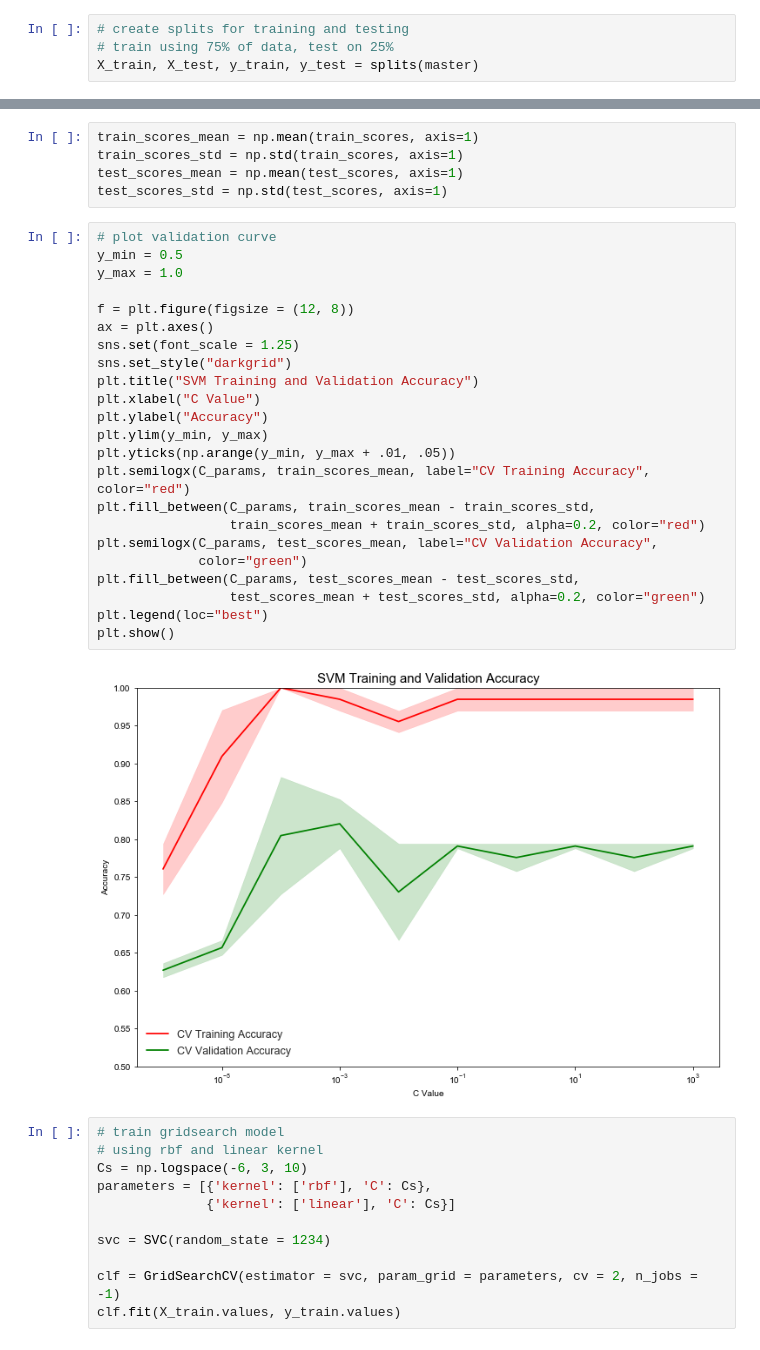
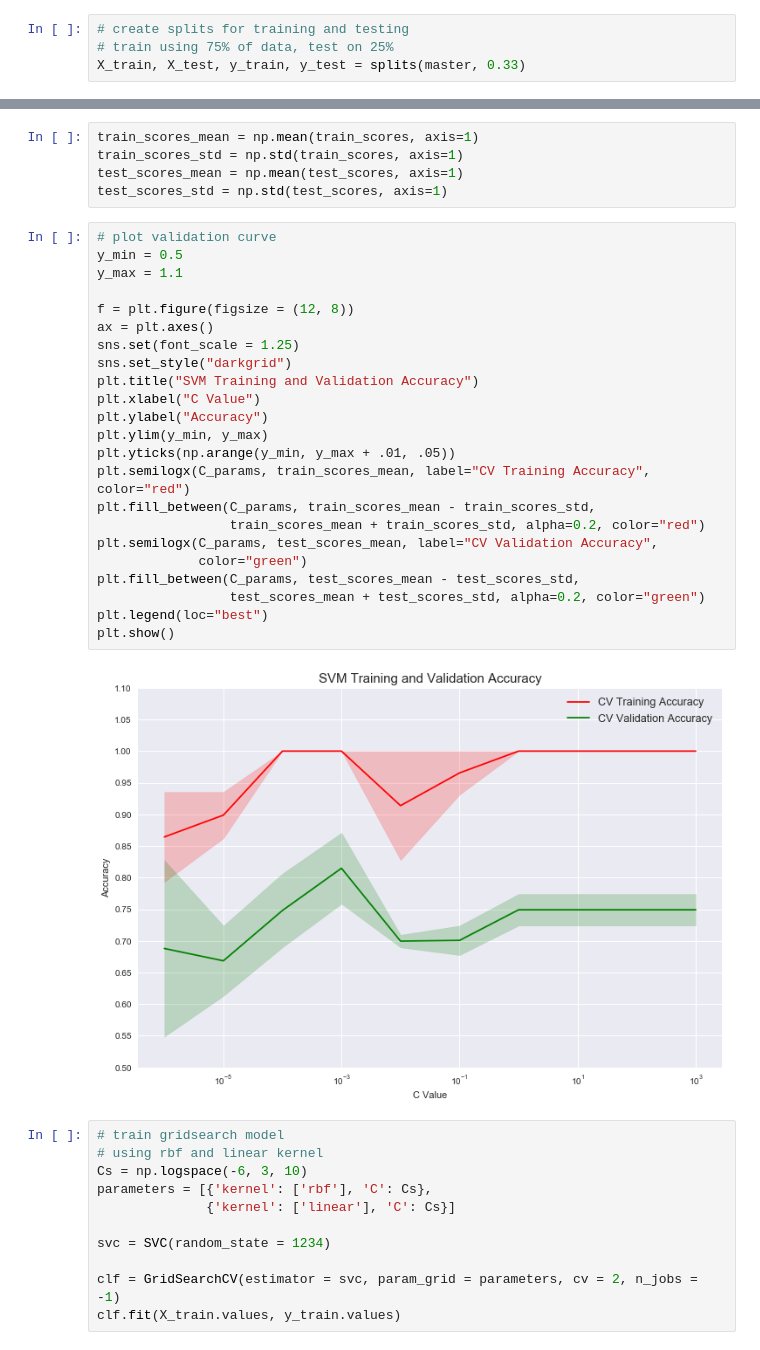
Before and after one commit to ratulesrar3/mobilecomputing, a Jupyter notebook: lab1/data_wrangling.ipynb, the cells around one changed output, grey strips where cells are left out. Cells and saved outputs as stored; diff of their text form.

Commit message:
reran model with updated splits

```diff
--- a/lab1/data_wrangling.ipynb
+++ b/lab1/data_wrangling.ipynb
@@ -23,7 +23,7 @@ master = master()
 # %%
 # create splits for training and testing
 # train using 75% of data, test on 25%
-X_train, X_test, y_train, y_test = splits(master)
+X_train, X_test, y_train, y_test = splits(master, 0.33)
 # %%
 # hyperparameter selection for linear SVM model
 # initialize validation curve for model
@@ -42,28 +42,28 @@ test_scores_std = np.std(test_scores, axis=1)
 # %%
 # plot validation curve
 y_min = 0.5
-y_max = 1.0
+y_max = 1.1
 
 f = plt.figure(figsize = (12, 8))
 ax = plt.axes()
 sns.set(font_scale = 1.25)
 sns.set_style("darkgrid")
 plt.title("SVM Training and Validation Accuracy")
 plt.xlabel("C Value")
 plt.ylabel("Accuracy")
 plt.ylim(y_min, y_max)
 plt.yticks(np.arange(y_min, y_max + .01, .05))
 plt.semilogx(C_params, train_scores_mean, label="CV Training Accuracy", color="red")
 plt.fill_between(C_params, train_scores_mean - train_scores_std,
                  train_scores_mean + train_scores_std, alpha=0.2, color="red")
 plt.semilogx(C_params, test_scores_mean, label="CV Validation Accuracy",
              color="green")
 plt.fill_between(C_params, test_scores_mean - test_scores_std,
                  test_scores_mean + test_scores_std, alpha=0.2, color="green")
 plt.legend(loc="best")
 plt.show()
 # %% [output]
-[figure, old version]
+[figure, new version]
 # %%
 # train gridsearch model
 # using rbf and linear kernel
```
Also changed, not shown: parts of 5 cells of this notebook, 1 other file.
